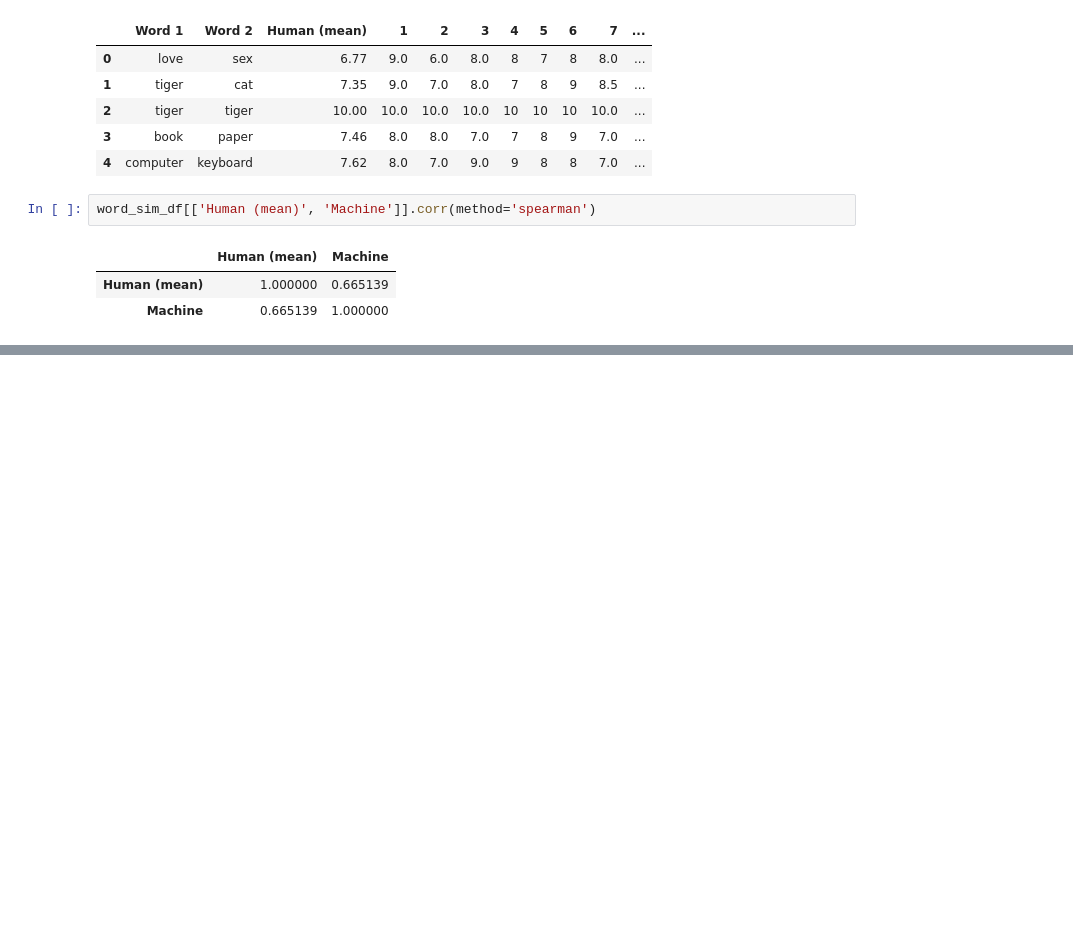
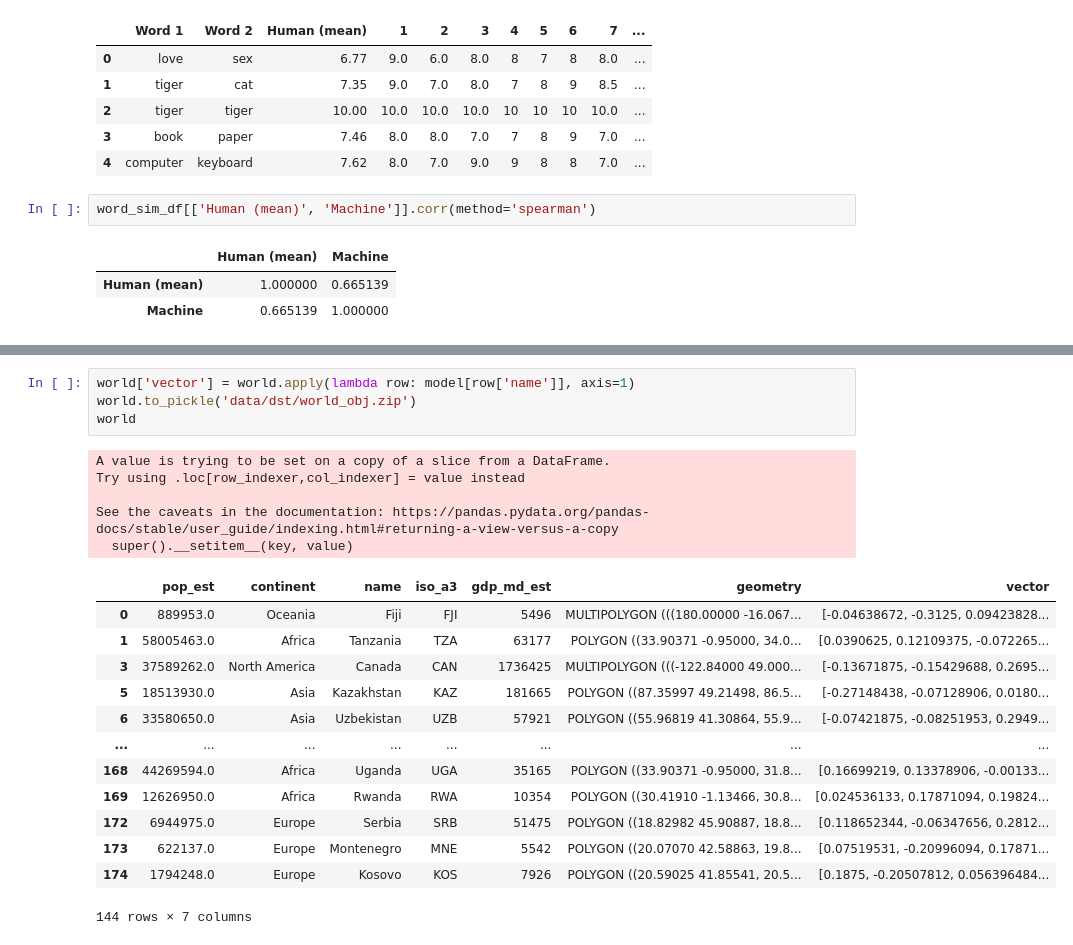
Before and after one commit to xhiroga/til, a Jupyter notebook: computer-science/nlp/nlp100/ch07.ipynb, the cells around one changed output, grey strips where cells are left out. Drawn from its saved outputs; the diff is of its cells as text; blank space fills up the shorter version.

```diff
--- a/computer-science/nlp/nlp100/ch07.ipynb
+++ b/computer-science/nlp/nlp100/ch07.ipynb
@@ -81,0 +158,23 @@ word_sim_df[['Human (mean)', 'Machine']].corr(method='spearman')
+# %%
+world['vector'] = world.apply(lambda row: model[row['name']], axis=1)
+world.to_pickle('data/dst/world_obj.zip')
+world
+# %% [output]
+A value is trying to be set on a copy of a slice from a DataFrame.
+Try using .loc[row_indexer,col_indexer] = value instead
+
+See the caveats in the documentation: https://pandas.pydata.org/pandas-docs/stable/user_guide/indexing.html#returning-a-view-versus-a-copy
+  super().__setitem__(key, value)
+|  | pop_est | continent | name | iso_a3 | gdp_md_est | geometry | vector |
+| 0 | 889953.0 | Oceania | Fiji | FJI | 5496 | MULTIPOLYGON (((180.00000 -16.067... | [-0.04638672, -0.3125, 0.09423828... |
+| 1 | 58005463.0 | Africa | Tanzania | TZA | 63177 | POLYGON ((33.90371 -0.95000, 34.0... | [0.0390625, 0.12109375, -0.072265... |
+| 3 | 37589262.0 | North America | Canada | CAN | 1736425 | MULTIPOLYGON (((-122.84000 49.000... | [-0.13671875, -0.15429688, 0.2695... |
+| 5 | 18513930.0 | Asia | Kazakhstan | KAZ | 181665 | POLYGON ((87.35997 49.21498, 86.5... | [-0.27148438, -0.07128906, 0.0180... |
+| 6 | 33580650.0 | Asia | Uzbekistan | UZB | 57921 | POLYGON ((55.96819 41.30864, 55.9... | [-0.07421875, -0.08251953, 0.2949... |
+| ... | ... | ... | ... | ... | ... | ... | ... |
+| 168 | 44269594.0 | Africa | Uganda | UGA | 35165 | POLYGON ((33.90371 -0.95000, 31.8... | [0.16699219, 0.13378906, -0.00133... |
+| 169 | 12626950.0 | Africa | Rwanda | RWA | 10354 | POLYGON ((30.41910 -1.13466, 30.8... | [0.024536133, 0.17871094, 0.19824... |
+| 172 | 6944975.0 | Europe | Serbia | SRB | 51475 | POLYGON ((18.82982 45.90887, 18.8... | [0.118652344, -0.06347656, 0.2812... |
+| 173 | 622137.0 | Europe | Montenegro | MNE | 5542 | POLYGON ((20.07070 42.58863, 19.8... | [0.07519531, -0.20996094, 0.17871... |
+| 174 | 1794248.0 | Europe | Kosovo | KOS | 7926 | POLYGON ((20.59025 41.85541, 20.5... | [0.1875, -0.20507812, 0.056396484... |
+144 rows × 7 columns
```
Also changed, not shown: parts of 25 cells of this notebook, 3 other files.
